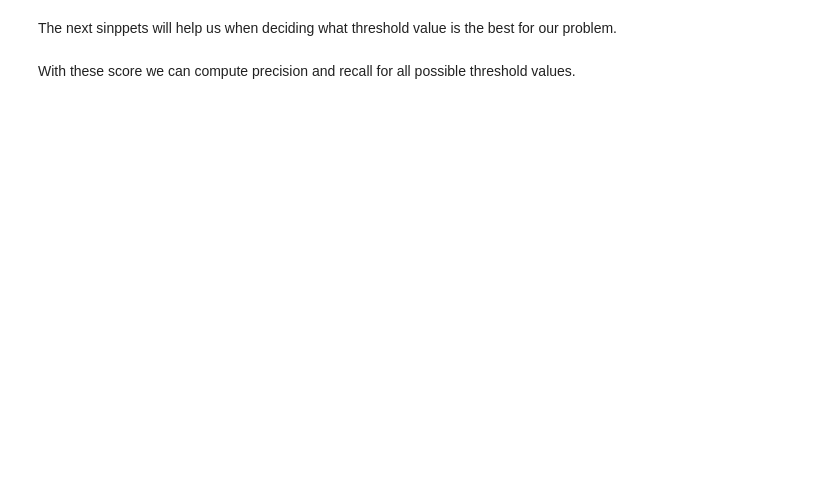
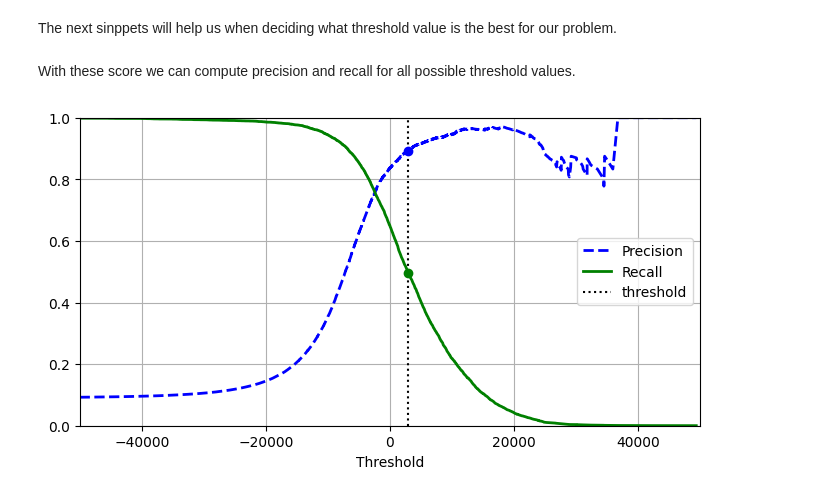
Before and after one commit to CarlossssMora/hands-on-ml-notes, a Jupyter notebook: capitulo_3/classification.ipynb, the cells around one changed output. Cells and saved outputs as stored; diff of their text form; code cells hidden in the pictures; blank space fills up the shorter version.

Commit message:
update: beautified figure

```diff
--- a/capitulo_3/classification.ipynb
+++ b/capitulo_3/classification.ipynb
@@ -144,12 +187,23 @@ from sklearn.metrics import precision_recall_curve
 
 precisions, recalls, thresholds = precision_recall_curve(
     y_train_5,
-    y_train_pred,
-
+    y_scores
 )
 # %%
 # Plotting precision and recall curves
-plt.plot(thresholds, precisions[::-1], 'b--', label='Precision', linewidth=2)
-plt.plot(thresholds, recalls[::-1], 'g-', label='Recall', linewidth=2)
-plt.vlines(thresholds, 0, 1.0, "k", "dotted", label='threshold')
+plt.figure(figsize=(8, 4))
+plt.plot(thresholds, precisions[:-1], 'b--', label='Precision', linewidth=2)
+plt.plot(thresholds, recalls[:-1], 'g-', label='Recall', linewidth=2)
+plt.vlines(threshold, 0, 1.0, "k", "dotted", label='threshold')
+
+idx = (thresholds >= threshold).argmax()
+plt.plot(thresholds[idx], precisions[idx], "bo")
+plt.plot(thresholds[idx], recalls[idx], "go")
+plt.axis([-50000, 50000, 0, 1])
+plt.grid()
+plt.xlabel("Threshold")
+plt.legend(loc='center right')
+
 plt.show()
+# %% [output]
+[figure, added]
```
Also changed, not shown: parts of 17 cells of this notebook.
